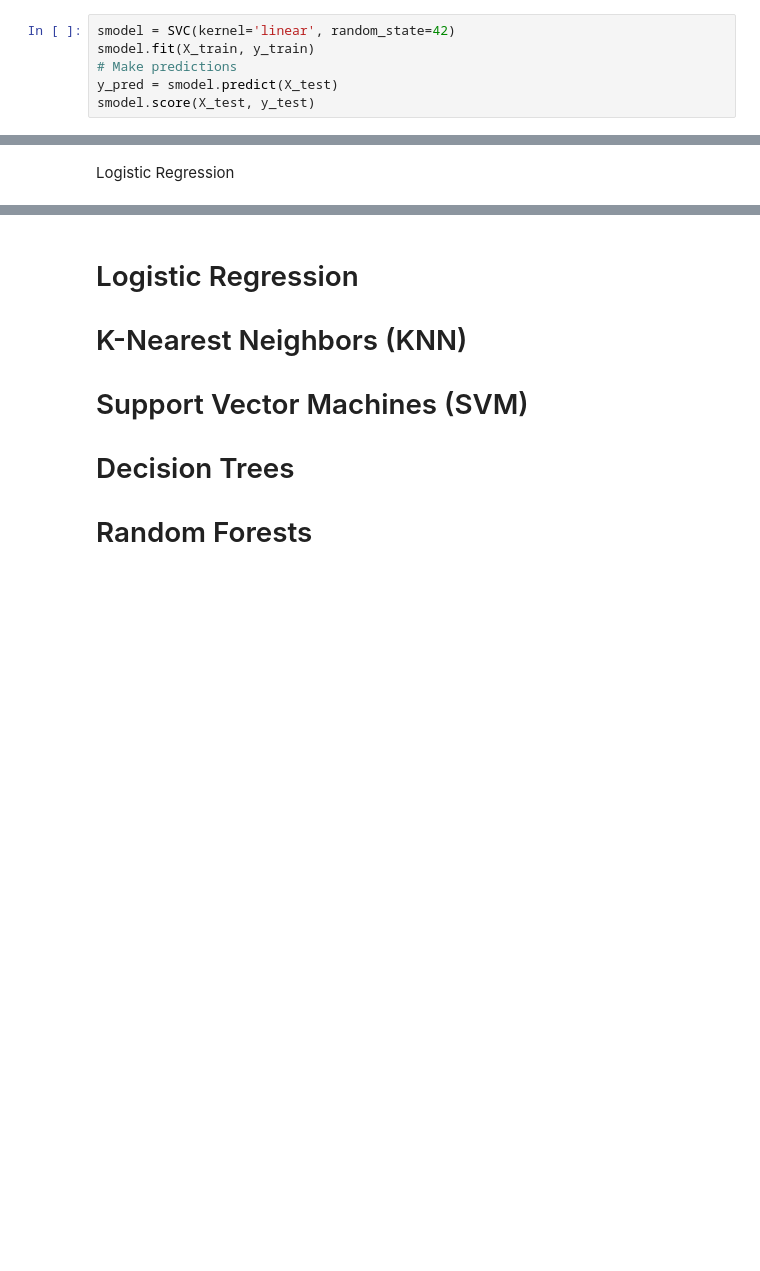
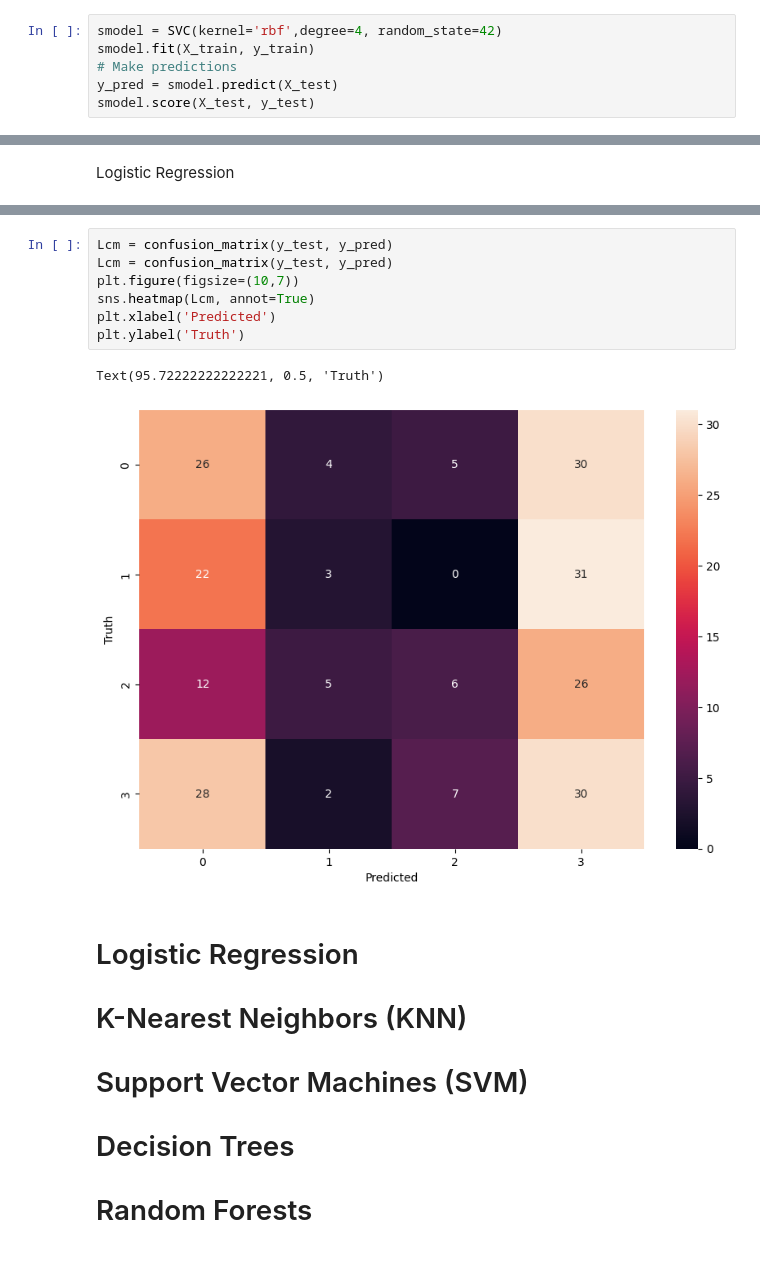
Before and after one commit to ChiefBibek/Lung-Cancer-Prediction, a Jupyter notebook: lung_cancer_prediction.ipynb, the cells around one changed output, grey strips where cells are left out. Cells and saved outputs as stored; diff of their text form; blank space fills up the shorter version.

```diff
--- a/lung_cancer_prediction.ipynb
+++ b/lung_cancer_prediction.ipynb
@@ -350,7 +354,7 @@ Text(95.72222222222221, 0.5, 'Truth')
 # %% [markdown]
 Support Vector Machines (SVM)
 # %%
-smodel = SVC(kernel='linear', random_state=42)
+smodel = SVC(kernel='rbf',degree=4, random_state=42)
 smodel.fit(X_train, y_train)
 # Make predictions
 y_pred = smodel.predict(X_test)
@@ -418,3 +422,13 @@ Lmodel.score(X_test, y_test)
+# %%
+Lcm = confusion_matrix(y_test, y_pred)
+Lcm = confusion_matrix(y_test, y_pred)
+plt.figure(figsize=(10,7))
+sns.heatmap(Lcm, annot=True)
+plt.xlabel('Predicted')
+plt.ylabel('Truth')
+# %% [output]
+Text(95.72222222222221, 0.5, 'Truth')
+[figure, added]
 # %% [markdown]
 # Logistic Regression
 # K-Nearest Neighbors (KNN)
```
Also changed, not shown: parts of 13 cells of this notebook, 1 other file.
